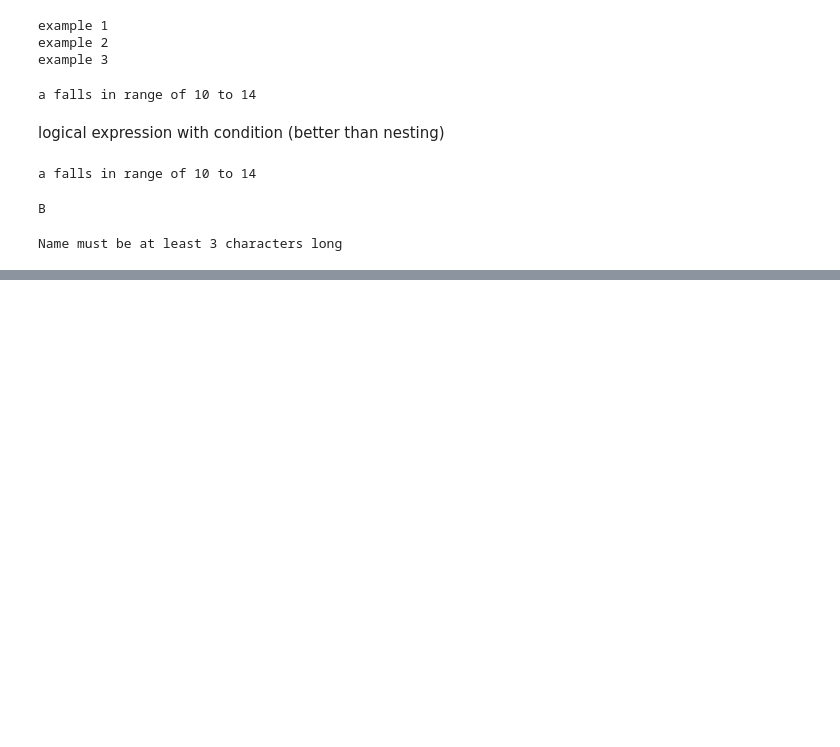
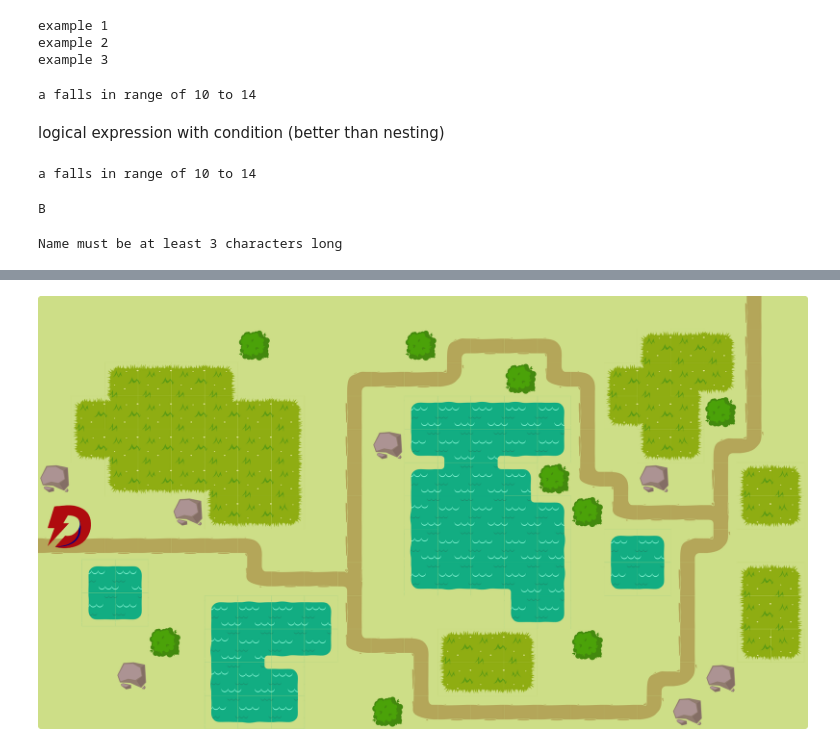
Before and after one commit to digipodium/2022-MAR-PYDS-630-WSS, a Jupyter notebook: condition.ipynb, the cells around one changed output, grey strips where cells are left out. Saved outputs shown, nothing was run; the diff lists cells and outputs as text; code cells hidden in the pictures; blank space fills up the shorter version.

```diff
--- a/condition.ipynb
+++ b/condition.ipynb
@@ -53,0 +67,4 @@ Name must be at least 3 characters long
+# %%
+Image.open(r"D:\Users\HP 346 G3\OneDrive\Pictures\ex.png")
+# %% [output]
+[figure, added]
```
Also changed, not shown: parts of 2 cells of this notebook.
